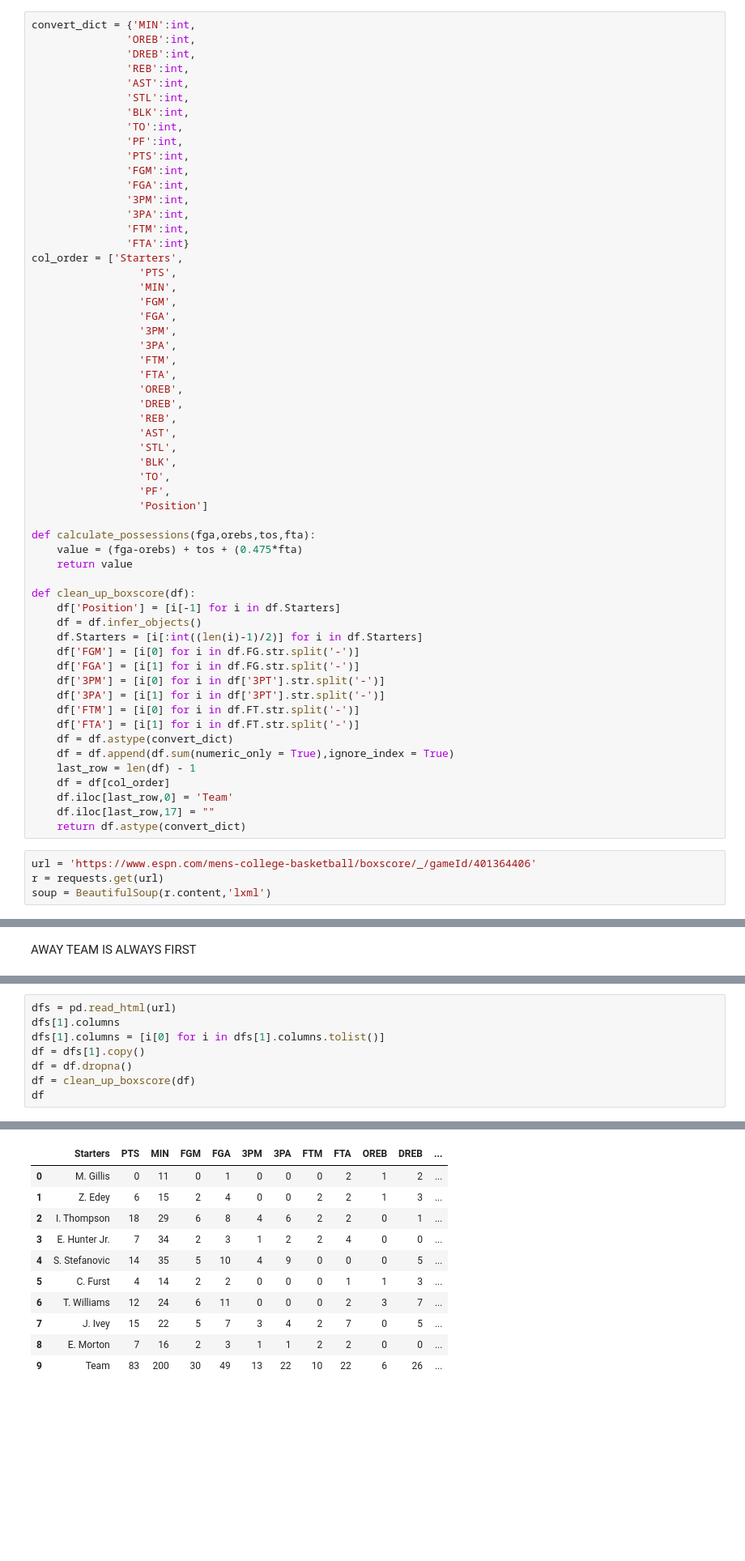
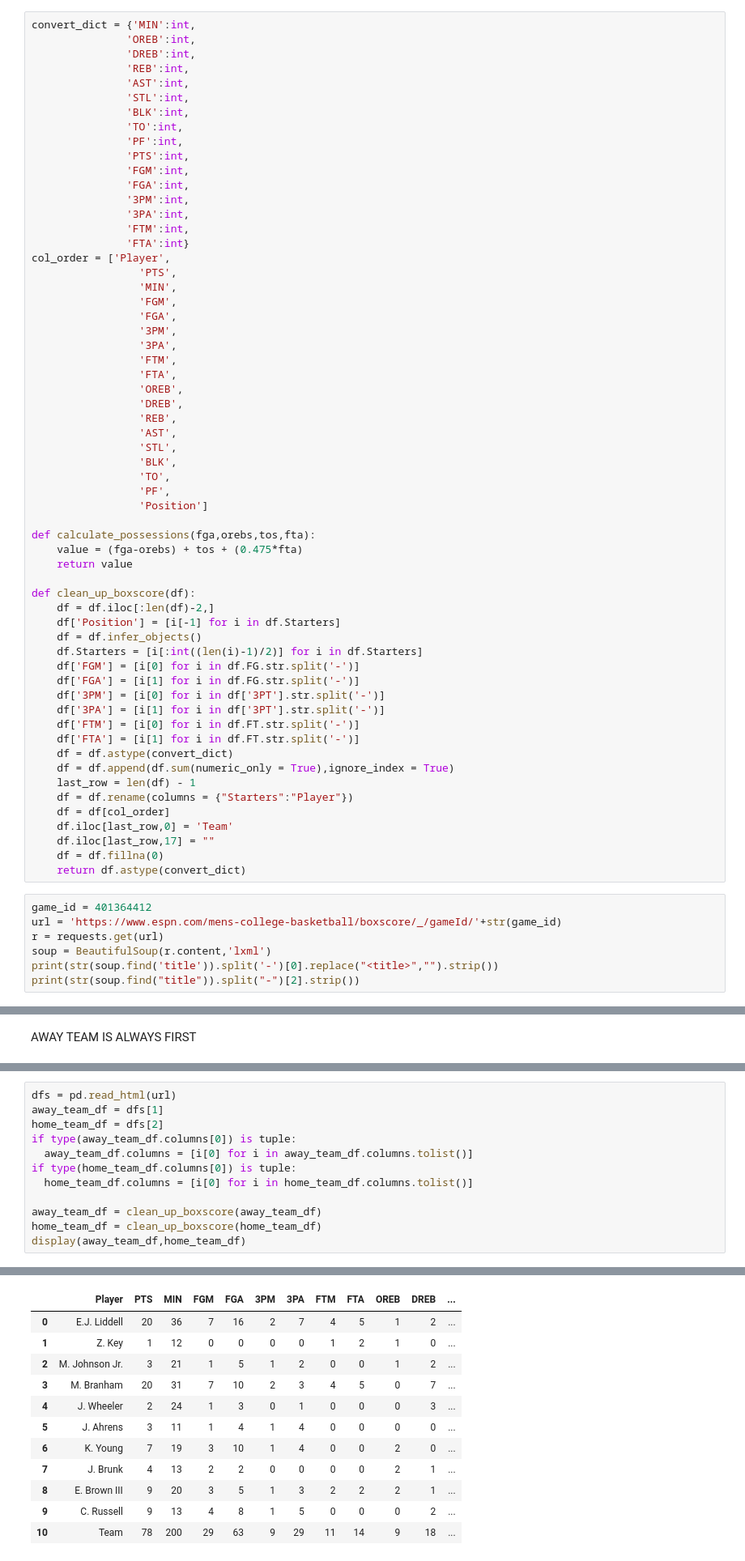
Before and after one commit to fmathews11/College_Basketball_Functions, a Jupyter notebook: Pulling_In_Boxscores.ipynb, the cells around one changed output, grey strips where cells are left out. Shown at 81% size. Saved outputs shown, nothing was run; the diff lists cells and outputs as text; blank space fills up the shorter version.

Commit message:
Further Cleaning

```diff
--- a/Pulling_In_Boxscores.ipynb
+++ b/Pulling_In_Boxscores.ipynb
@@ -21,7 +21,7 @@ convert_dict = {'MIN':int,
                '3PA':int,
                'FTM':int,
                'FTA':int}
-col_order = ['Starters',
+col_order = ['Player',
                  'PTS',
                  'MIN',
                  'FGM',
@@ -45,6 +45,7 @@ def calculate_possessions(fga,orebs,tos,fta):
     return value
 
 def clean_up_boxscore(df):
+    df = df.iloc[:len(df)-2,]
     df['Position'] = [i[-1] for i in df.Starters]
     df = df.infer_objects()
     df.Starters = [i[:int((len(i)-1)/2)] for i in df.Starters]
@@ -57,11 +58,16 @@ def clean_up_boxscore(df):
     df = df.astype(convert_dict)
     df = df.append(df.sum(numeric_only = True),ignore_index = True)
     last_row = len(df) - 1
+    df = df.rename(columns = {"Starters":"Player"})
     df = df[col_order]
     df.iloc[last_row,0] = 'Team'
     df.iloc[last_row,17] = ""
+    df = df.fillna(0)
     return df.astype(convert_dict)
 # %%
-url = 'https://www.espn.com/mens-college-basketball/boxscore/_/gameId/401364406'
+game_id = 401364412
+url = 'https://www.espn.com/mens-college-basketball/boxscore/_/gameId/'+str(game_id)
 r = requests.get(url)
 soup = BeautifulSoup(r.content,'lxml')
+print(str(soup.find('title')).split('-')[0].replace("<title>","").strip())
+print(str(soup.find("title")).split("-")[2].strip())
@@ -76,9 +88,13 @@ Home team is Iowa and away team is Purdue
 # %%
 dfs = pd.read_html(url)
-dfs[1].columns
-dfs[1].columns = [i[0] for i in dfs[1].columns.tolist()]
-df = dfs[1].copy()
-df = df.dropna()
-df = clean_up_boxscore(df)
-df
+away_team_df = dfs[1]
+home_team_df = dfs[2]
+if type(away_team_df.columns[0]) is tuple:
+  away_team_df.columns = [i[0] for i in away_team_df.columns.tolist()]
+if type(home_team_df.columns[0]) is tuple:
+  home_team_df.columns = [i[0] for i in home_team_df.columns.tolist()]
+
+away_team_df = clean_up_boxscore(away_team_df)
+home_team_df = clean_up_boxscore(home_team_df)
+display(away_team_df,home_team_df)
 # %% [output]
@@ -85,11 +105,12 @@ df
-|  | Starters | PTS | MIN | FGM | FGA | 3PM | 3PA | FTM | FTA | OREB | DREB | ... |
-| 0 | M. Gillis | 0 | 11 | 0 | 1 | 0 | 0 | 0 | 2 | 1 | 2 | ... |
-| 1 | Z. Edey | 6 | 15 | 2 | 4 | 0 | 0 | 2 | 2 | 1 | 3 | ... |
-| 2 | I. Thompson | 18 | 29 | 6 | 8 | 4 | 6 | 2 | 2 | 0 | 1 | ... |
-| 3 | E. Hunter Jr. | 7 | 34 | 2 | 3 | 1 | 2 | 2 | 4 | 0 | 0 | ... |
-| 4 | S. Stefanovic | 14 | 35 | 5 | 10 | 4 | 9 | 0 | 0 | 0 | 5 | ... |
-| 5 | C. Furst | 4 | 14 | 2 | 2 | 0 | 0 | 0 | 1 | 1 | 3 | ... |
-| 6 | T. Williams | 12 | 24 | 6 | 11 | 0 | 0 | 0 | 2 | 3 | 7 | ... |
-| 7 | J. Ivey | 15 | 22 | 5 | 7 | 3 | 4 | 2 | 7 | 0 | 5 | ... |
-| 8 | E. Morton | 7 | 16 | 2 | 3 | 1 | 1 | 2 | 2 | 0 | 0 | ... |
-| 9 | Team | 83 | 200 | 30 | 49 | 13 | 22 | 10 | 22 | 6 | 26 | ... |
+|  | Player | PTS | MIN | FGM | FGA | 3PM | 3PA | FTM | FTA | OREB | DREB | ... |
+| 0 | E.J. Liddell | 20 | 36 | 7 | 16 | 2 | 7 | 4 | 5 | 1 | 2 | ... |
+| 1 | Z. Key | 1 | 12 | 0 | 0 | 0 | 0 | 1 | 2 | 1 | 0 | ... |
+| 2 | M. Johnson Jr. | 3 | 21 | 1 | 5 | 1 | 2 | 0 | 0 | 1 | 2 | ... |
+| 3 | M. Branham | 20 | 31 | 7 | 10 | 2 | 3 | 4 | 5 | 0 | 7 | ... |
+| 4 | J. Wheeler | 2 | 24 | 1 | 3 | 0 | 1 | 0 | 0 | 0 | 3 | ... |
+| 5 | J. Ahrens | 3 | 11 | 1 | 4 | 1 | 4 | 0 | 0 | 0 | 0 | ... |
+| 6 | K. Young | 7 | 19 | 3 | 10 | 1 | 4 | 0 | 0 | 2 | 0 | ... |
+| 7 | J. Brunk | 4 | 13 | 2 | 2 | 0 | 0 | 0 | 0 | 2 | 1 | ... |
+| 8 | E. Brown III | 9 | 20 | 3 | 5 | 1 | 3 | 2 | 2 | 2 | 1 | ... |
+| 9 | C. Russell | 9 | 13 | 4 | 8 | 1 | 5 | 0 | 0 | 0 | 2 | ... |
+| 10 | Team | 78 | 200 | 29 | 63 | 9 | 29 | 11 | 14 | 9 | 18 | ... |
```
Also changed, not shown: parts of 7 cells of this notebook.
